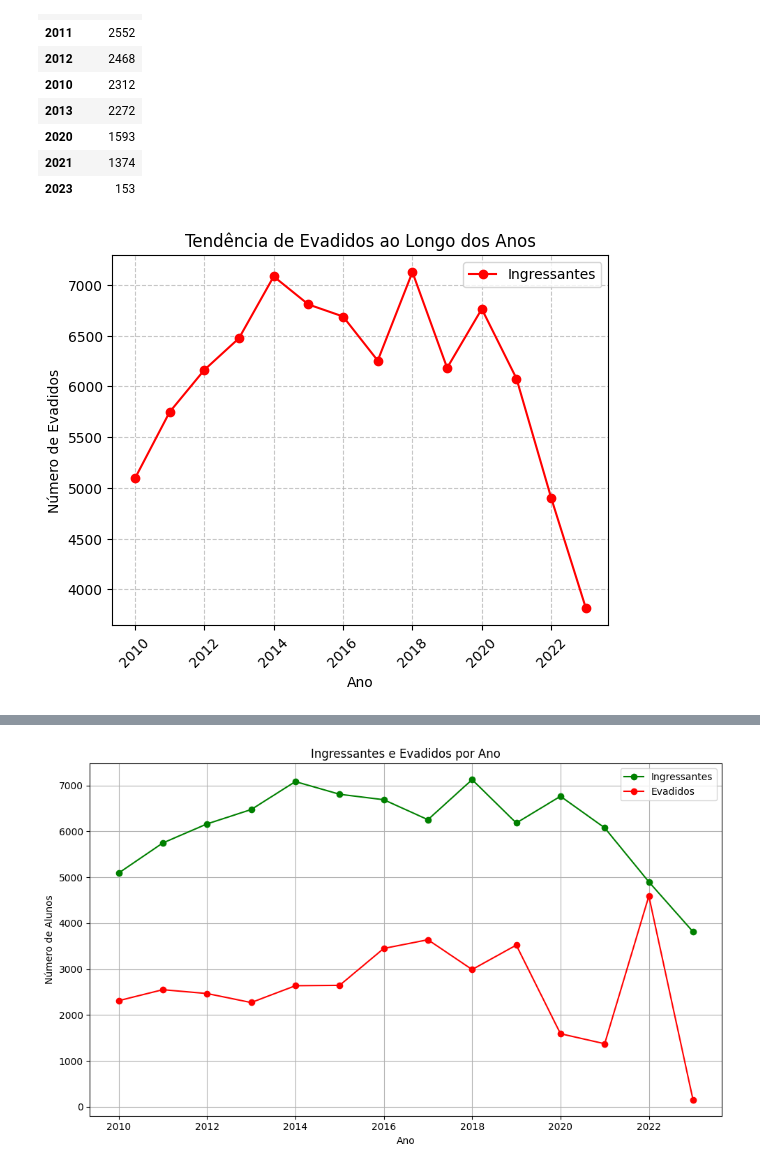
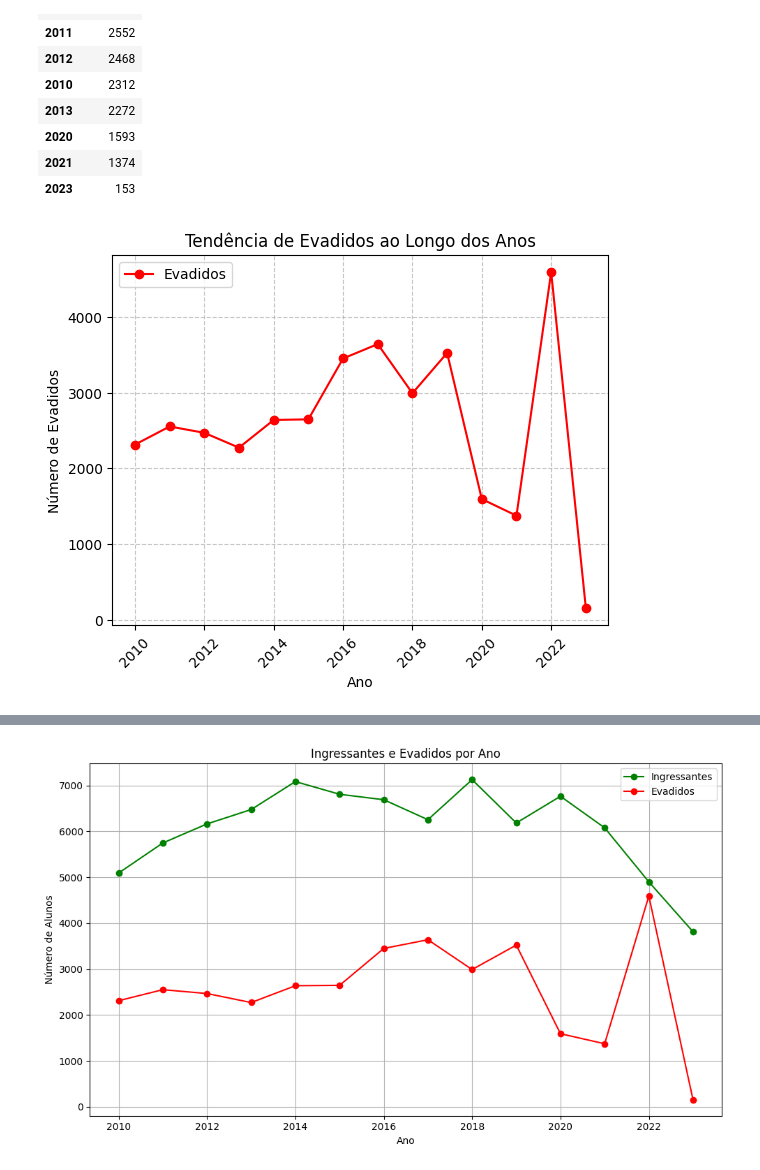
Before and after one commit to psicosleazy-dev/tcc, a Jupyter notebook: start_notebook.ipynb, the cells around one changed output, grey strips where cells are left out. Drawn from its saved outputs; the diff is of its cells as text; code cells hidden in the pictures.

```diff
--- a/start_notebook.ipynb
+++ b/start_notebook.ipynb
@@ -228,12 +280,12 @@ ev_por_ano.sort_values(by="Evadidos",ascending=False)
 | 2023 | 153 |
 # %%
 # Plotar o gráfico de linhas
-dens_por_ano.plot(kind='line', marker='o', color='red')
+ev_por_ano.plot(kind='line', marker='o', color='red')
 plt.title('Tendência de Evadidos ao Longo dos Anos')
 plt.xlabel('Ano')
 plt.ylabel('Número de Evadidos')
 plt.xticks(rotation=45)
 plt.grid(True, linestyle='--', alpha=0.7)
 plt.show()
 # %% [output]
-[figure, old version]
+[figure, new version]
```
Also changed, not shown: parts of 4 cells of this notebook, 2 other files.
